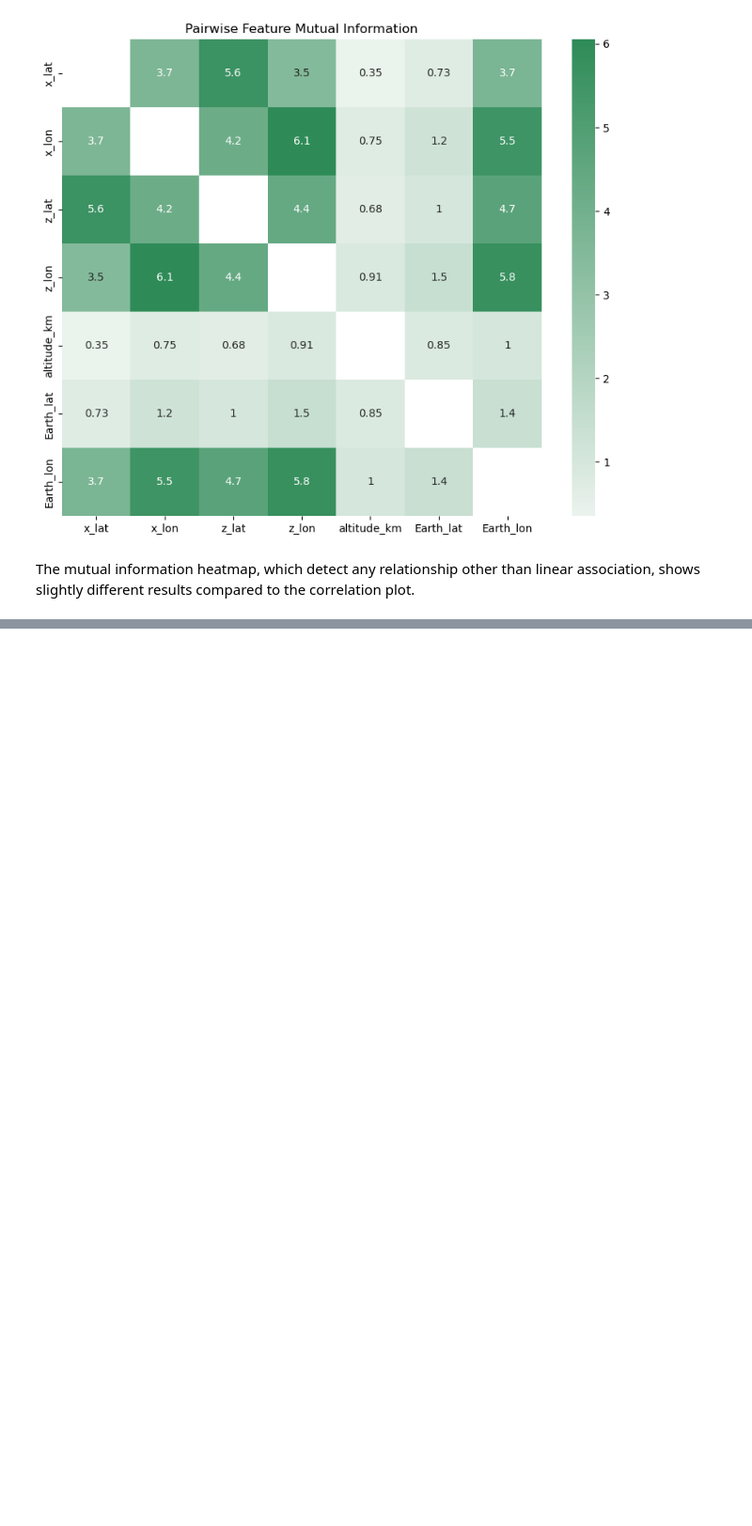
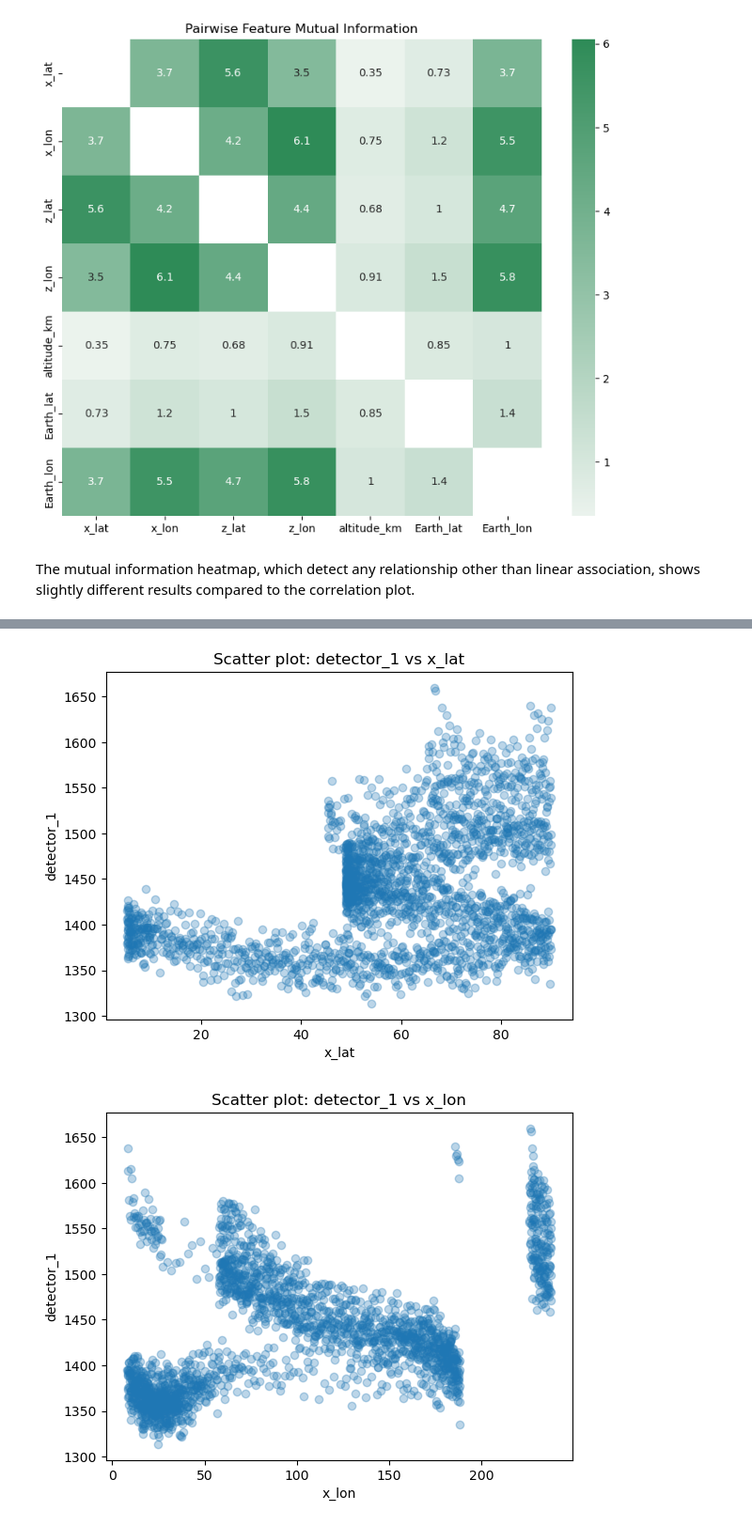
Before and after one commit to ClotanPaul/AI_industry, a Jupyter notebook: Project/EDA.ipynb, the cells around one changed output, grey strips where cells are left out. Shown at 94% size. Drawn from its saved outputs; the diff is of its cells as text; code cells hidden in the pictures; blank space fills up the shorter version.

```diff
--- a/Project/EDA.ipynb
+++ b/Project/EDA.ipynb
@@ -95,0 +99,3 @@ clean_rates_df.head()
+# %%
+clean_rates_df["timestamp"] = clean_rates_df["timestamp"].dt.round("s")
+clean_rates_df.head()
@@ -289,0 +305,9 @@ The mutual information heatmap, which detect any relationship other than linear
+# %%
+# Merge ori_df and clean_rates_df on the 'timestamp' column
+merged_df = pd.merge(ori_df, clean_rates_df, on="timestamp", how="inner")
+
+# Remove rows where any detector has a count lower than 1000
+merged_df = merged_df[(merged_df[[f"detector_{i}" for i in range(1, 7)]] >= 1000).all(axis=1)]
+
+# Display the first few rows of the merged DataFrame
+merged_df.head()
@@ -289,0 +321,11 @@ The mutual information heatmap, which detect any relationship other than linear
+# %%
+# Scatter plots for other orientation variables
+for var in ["x_lat", "x_lon", "z_lat", "z_lon", "altitude_km", "Earth_lat", "Earth_lon"]:
+    plt.scatter(merged_df[var], merged_df['detector_1'], alpha=0.3)
+    plt.xlabel(var)
+    plt.ylabel('detector_1')
+    plt.title(f'Scatter plot: detector_1 vs {var}')
+    plt.show()
+# %% [output]
+[figure, added]
+[figure, added]
```
Also changed, not shown: parts of 9 cells of this notebook.
